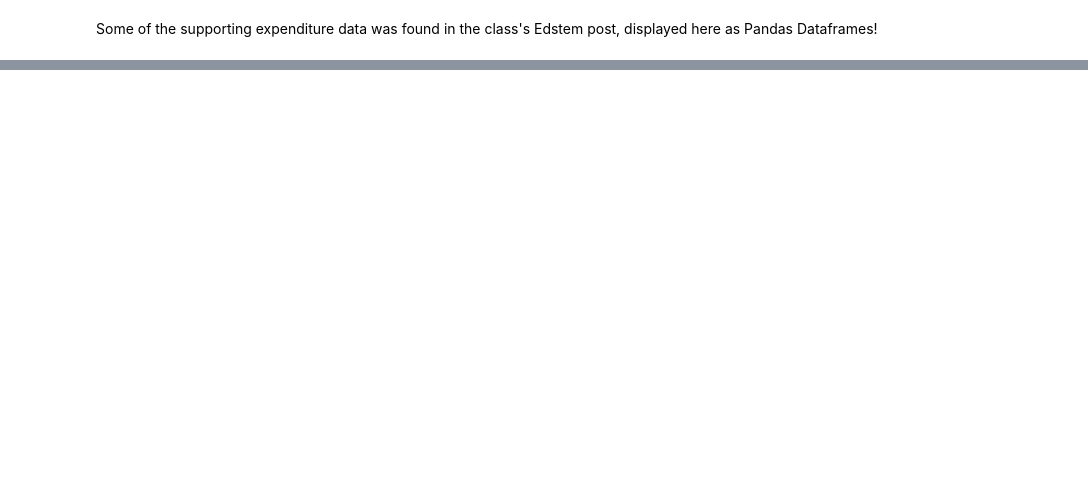
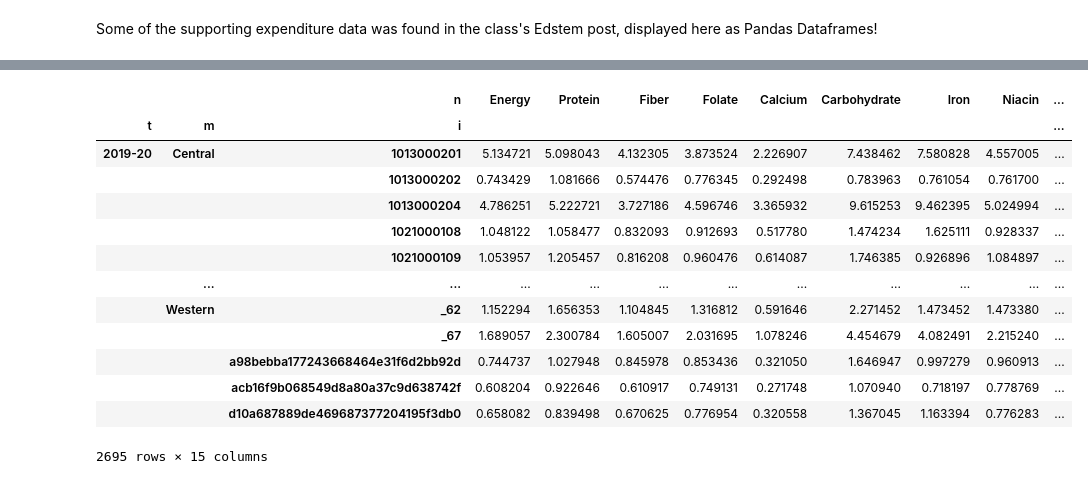
Before and after one commit to vishalival/eep153-stanley-jevons, a Jupyter notebook: deliverables_code_final.ipynb, the cells around one changed output, grey strips where cells are left out. Drawn from its saved outputs; the diff is of its cells as text; code cells hidden in the pictures; blank space fills up the shorter version.

```diff
--- a/deliverables_code_final.ipynb
+++ b/deliverables_code_final.ipynb
@@ -914,0 +307,40 @@ Sharma, Sangita & Cao, Xia & Roache, Cindy & Buchan, Annie & Reid, Rhonda & Gitt
+# %%
+result = cfe.read_pickle('foo_uganda.pickle')
+xhat = result.predicted_expenditures()
+
+qhat = (xhat.unstack('j')/p_uganda).dropna(how='all')
+
+qhat = qhat.loc[:,qhat.count()>0]
+
+use = fct_uganda.index.intersection(qhat.columns)
+
+nutrients = qhat[use]@fct_uganda.loc[use,:]
+nutrients.mean()
+
+z = z_uganda[rdi_uganda.columns.tolist()]
+
+hh_rdi = z@rdi_uganda.T
+
+hh_rwi = hh_rdi*7
+
+use_nutrients = nutrients.columns.intersection(hh_rwi.columns)
+
+aligned_nutrients, aligned_hh_rwi = nutrients[use_nutrients].align(hh_rwi[use_nutrients], axis=0)
+nutrient_ratio_uganda = (aligned_nutrients / aligned_hh_rwi).dropna()
+
+nutrient_ratio_uganda
+# %% [output]
+|  |  | n | Energy | Protein | Fiber | Folate | Calcium | Carbohydrate | Iron | Niacin | ... |
+| t | m | i |  |  |  |  |  |  |  |  | ... |
+| 2019-20 | Central | 1013000201 | 5.134721 | 5.098043 | 4.132305 | 3.873524 | 2.226907 | 7.438462 | 7.580828 | 4.557005 | ... |
+|  |  | 1013000202 | 0.743429 | 1.081666 | 0.574476 | 0.776345 | 0.292498 | 0.783963 | 0.761054 | 0.761700 | ... |
+|  |  | 1013000204 | 4.786251 | 5.222721 | 3.727186 | 4.596746 | 3.365932 | 9.615253 | 9.462395 | 5.024994 | ... |
+|  |  | 1021000108 | 1.048122 | 1.058477 | 0.832093 | 0.912693 | 0.517780 | 1.474234 | 1.625111 | 0.928337 | ... |
+|  |  | 1021000109 | 1.053957 | 1.205457 | 0.816208 | 0.960476 | 0.614087 | 1.746385 | 0.926896 | 1.084897 | ... |
+|  | ... | ... | ... | ... | ... | ... | ... | ... | ... | ... | ... |
+|  | Western | _62 | 1.152294 | 1.656353 | 1.104845 | 1.316812 | 0.591646 | 2.271452 | 1.473452 | 1.473380 | ... |
+|  |  | _67 | 1.689057 | 2.300784 | 1.605007 | 2.031695 | 1.078246 | 4.454679 | 4.082491 | 2.215240 | ... |
+|  |  | a98bebba177243668464e31f6d2bb92d | 0.744737 | 1.027948 | 0.845978 | 0.853436 | 0.321050 | 1.646947 | 0.997279 | 0.960913 | ... |
+|  |  | acb16f9b068549d8a80a37c9d638742f | 0.608204 | 0.922646 | 0.610917 | 0.749131 | 0.271748 | 1.070940 | 0.718197 | 0.778769 | ... |
+|  |  | d10a687889de469687377204195f3db0 | 0.658082 | 0.839498 | 0.670625 | 0.776954 | 0.320558 | 1.367045 | 1.163394 | 0.776283 | ... |
+2695 rows × 15 columns
```
Also changed, not shown: parts of 88 cells of this notebook, 10 other files.
